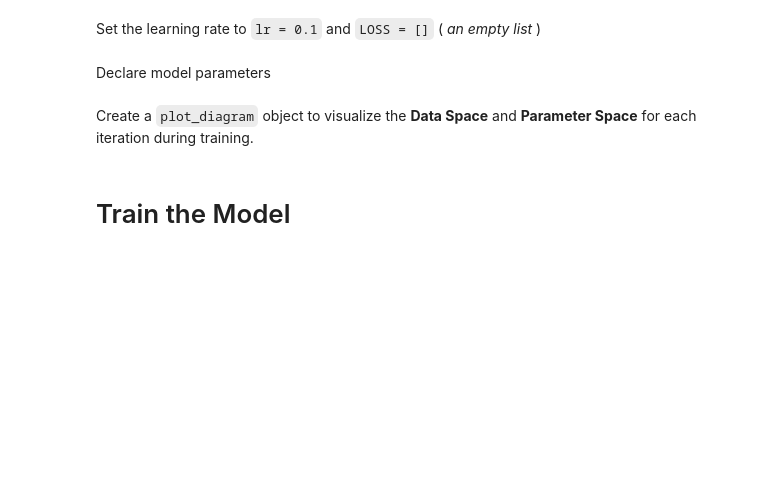
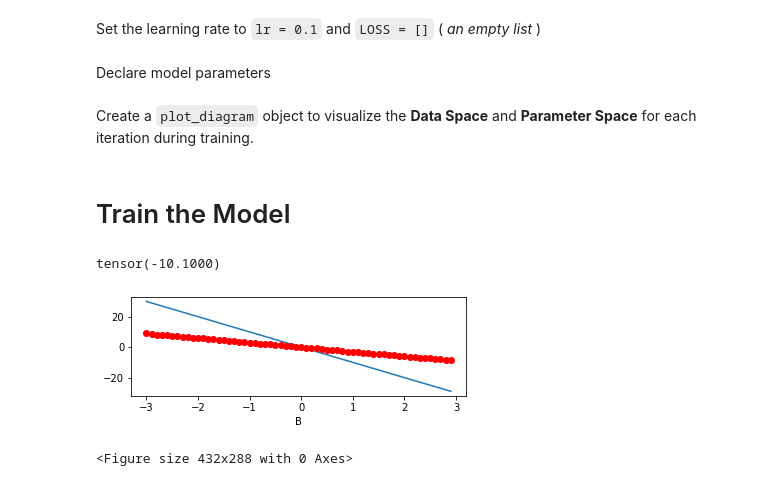
Before and after one commit to phtn/coursera, a Jupyter notebook: cs_ibm_ai_1/lesson_9.ipynb, the cells around one changed output. Cells and saved outputs as stored; diff of their text form; code cells hidden in the pictures; blank space fills up the shorter version.

```diff
--- a/cs_ibm_ai_1/lesson_9.ipynb
+++ b/cs_ibm_ai_1/lesson_9.ipynb
@@ -108,11 +108,19 @@ gradient_plot = plot_diagram(X,Y, w, stop=5)
 # %%
 # define the train function
 
 def train_model(iter):
     for epoch in range(iter):
 
         Yhat = forward(X)
 
         loss = criterion(Yhat, Y)
 
+        print(w.data-lr)
+
         gradient_plot(Yhat, w, loss.item(), epoch)
+
+train_model(1)
+# %% [output]
+tensor(-10.1000)
+[figure, added]
+<Figure size 432x288 with 0 Axes>
```
Also changed, not shown: parts of 2 cells of this notebook.
